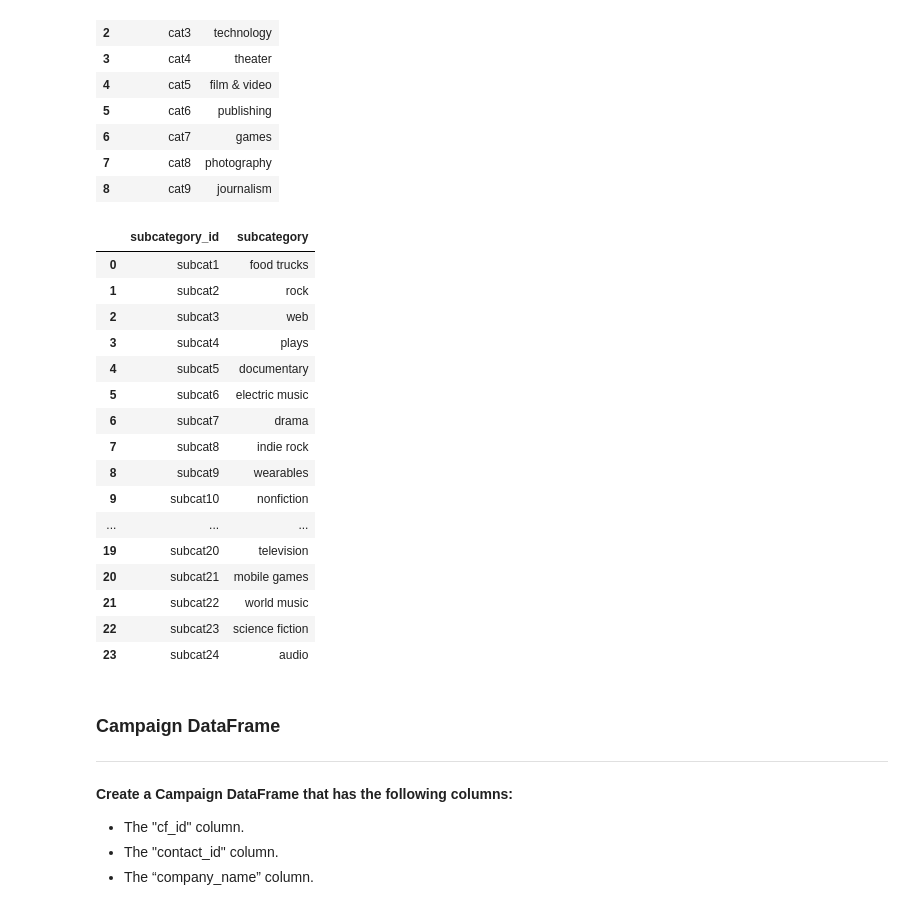
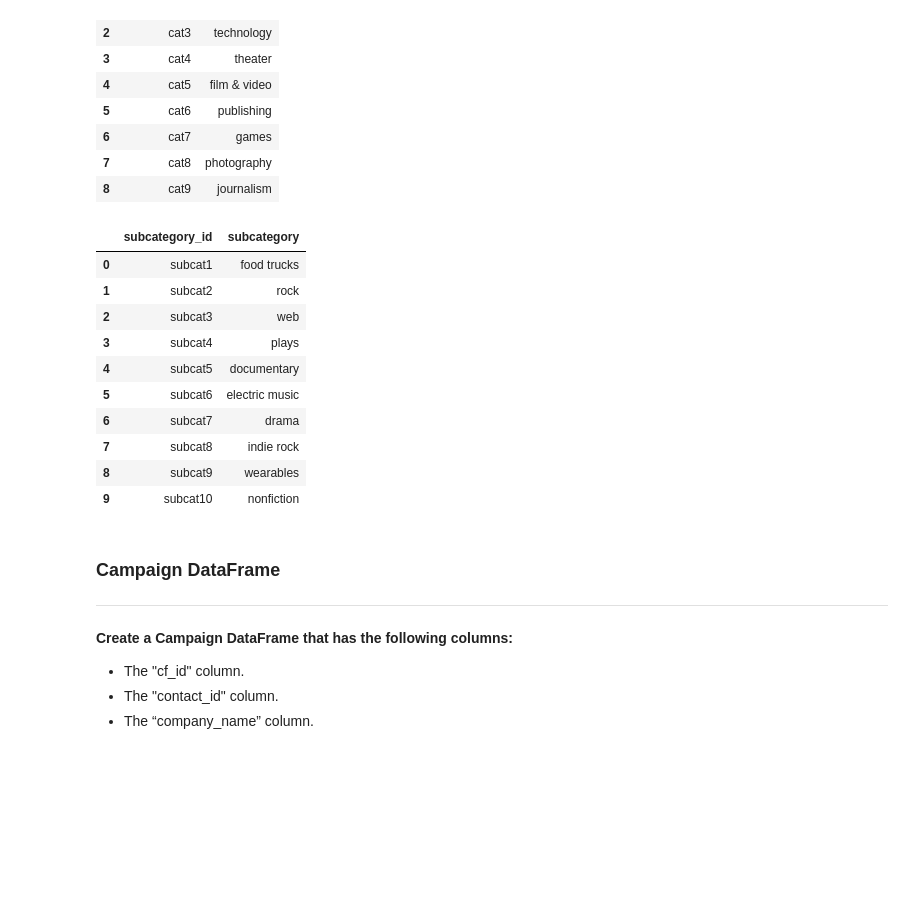
Before and after one commit to joeldemontigny/Crowdfunding_ETL, a Jupyter notebook: Starter_Files/ETL_Mini_Project_JDemontigny_GNyirumuheto.ipynb, the cells around one changed output. Cells and saved outputs as stored; diff of their text form; code cells hidden in the pictures; blank space fills up the shorter version.

```diff
--- a/Starter_Files/ETL_Mini_Project_JDemontigny_GNyirumuheto.ipynb
+++ b/Starter_Files/ETL_Mini_Project_JDemontigny_GNyirumuheto.ipynb
@@ -133,25 +133,19 @@ category_df
 | 7 | cat8 | photography |
 | 8 | cat9 | journalism |
 # %%
-subcategory_df
+subcategory_df.head(10)
 # %% [output]
 |  | subcategory_id | subcategory |
 | 0 | subcat1 | food trucks |
 | 1 | subcat2 | rock |
 | 2 | subcat3 | web |
 | 3 | subcat4 | plays |
 | 4 | subcat5 | documentary |
 | 5 | subcat6 | electric music |
 | 6 | subcat7 | drama |
 | 7 | subcat8 | indie rock |
 | 8 | subcat9 | wearables |
 | 9 | subcat10 | nonfiction |
-| ... | ... | ... |
-| 19 | subcat20 | television |
-| 20 | subcat21 | mobile games |
-| 21 | subcat22 | world music |
-| 22 | subcat23 | science fiction |
-| 23 | subcat24 | audio |
 # %%
 # Export categories_df and subcategories_df as CSV files.
 category_df.to_csv("Resources/category.csv", index=False)
```
Also changed, not shown: parts of 9 cells of this notebook, 1 other file.
